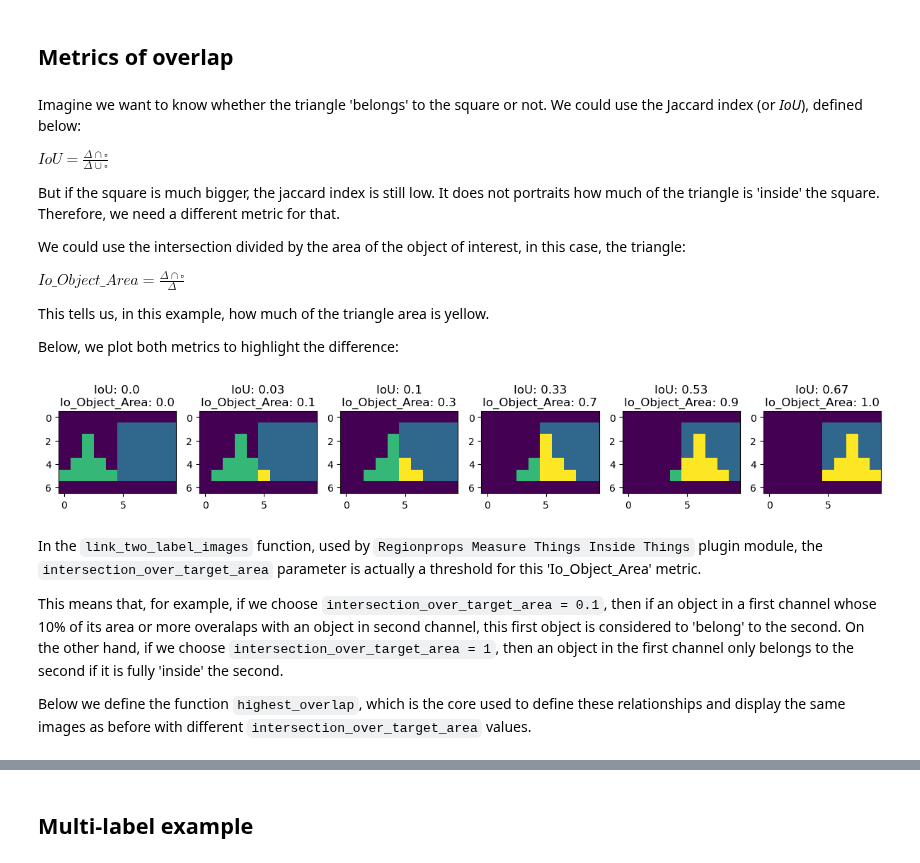
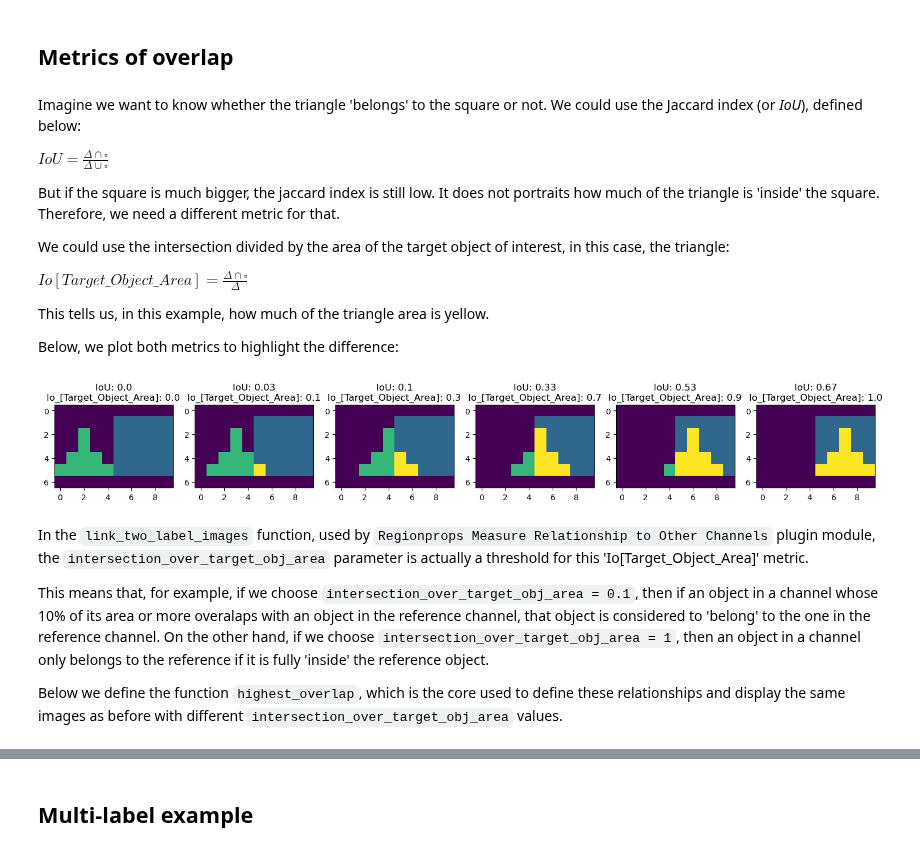
Before and after one commit to haesleinhuepf/napari-skimage-regionprops, a Jupyter notebook: demo/intersection_over_target_area_explained.ipynb, the cells around one changed output, grey strips where cells are left out. Cells and saved outputs as stored; diff of their text form; code cells hidden in the pictures.

```diff
--- a/demo/intersection_over_target_area_explained.ipynb
+++ b/demo/intersection_over_target_area_explained.ipynb
@@ -43,9 +43,9 @@ $ IoU = \frac{\Delta \cap \square }{\Delta \cup \square } $
 But if the square is much bigger, the jaccard index is still low. It does not portraits how much of the triangle is 'inside' the square.
 Therefore, we need a different metric for that.
 
-We could use the intersection divided by the area of the object of interest, in this case, the triangle:
+We could use the intersection divided by the area of the target object of interest, in this case, the triangle:
 
-$ Io\_Object\_Area = \frac{\Delta \cap \square }{\Delta } $
+$ Io[Target\_Object\_Area] = \frac{\Delta \cap \square }{\Delta } $
 
 This tells us, in this example, how much of the triangle area is yellow.
 
@@ -53,24 +53,25 @@ Below, we plot both metrics to highlight the difference:
 # %%
 fig, ax = plt.subplots(1,6, figsize = [15,2])
 for i, probe in enumerate(probe_list):
     image = ref_labels + probe
     intersection_area = len(image[image == 3])
     union_area = len(image[(image < 3) & (image != 0)])
     triangle_area = len(probe[probe == 2])
 
     IoU = intersection_area / union_area
     Io_object_area = intersection_area / triangle_area
 
     ax[i].imshow(image, vmax=3)
-    ax[i].set_title('IoU: ' + str(np.around(IoU,2)) + '\nIo_Object_Area: ' + str(np.around(Io_object_area,2)))
+    ax[i].set_title('IoU: ' + str(np.around(IoU,2)) + '\nIo_[Target_Object_Area]: ' + str(np.around(Io_object_area,2)))
+plt.tight_layout()
 # %% [output]
-[figure, old version]
+[figure, new version]
 # %% [markdown]
-In the `link_two_label_images` function, used by `Regionprops Measure Things Inside Things` plugin module, the `intersection_over_target_area` parameter is actually a threshold for this 'Io_Object_Area' metric.
+In the `link_two_label_images` function, used by `Regionprops Measure Relationship to Other Channels` plugin module, the `intersection_over_target_obj_area` parameter is actually a threshold for this 'Io[Target_Object_Area]' metric.
 
-This means that, for example, if we choose `intersection_over_target_area = 0.1`, then if an object in a first channel whose 10% of its area or more overalaps with an object in second channel, this first object is considered to 'belong' to the second. On the other hand, if we choose `intersection_over_target_area = 1`, then an object in the first channel only belongs to the second if it is fully 'inside' the second.
+This means that, for example, if we choose `intersection_over_target_obj_area = 0.1`, then if an object in a channel whose 10% of its area or more overalaps with an object in the reference channel, that object is considered to 'belong' to the one in the reference channel. On the other hand, if we choose `intersection_over_target_obj_area = 1`, then an object in a channel only belongs to the reference if it is fully 'inside' the reference object.
 
-Below we define the function `highest_overlap`, which is the core used to define these relationships and display the same images as before with different `intersection_over_target_area` values.
+Below we define the function `highest_overlap`, which is the core used to define these relationships and display the same images as before with different `intersection_over_target_obj_area` values.
 # %%
 def highest_overlap(regionmask, intensity_image,
                         overlap_threshold=0.5):
```
Also changed, not shown: parts of 5 cells of this notebook.
